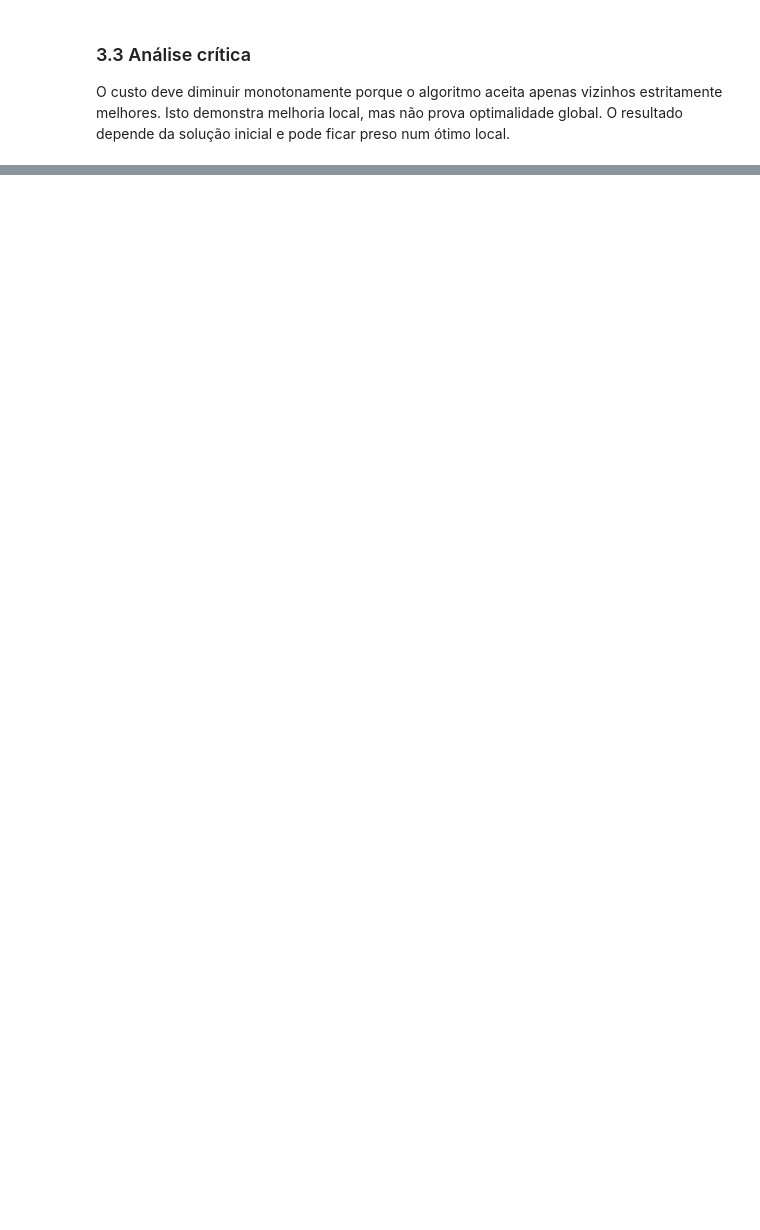
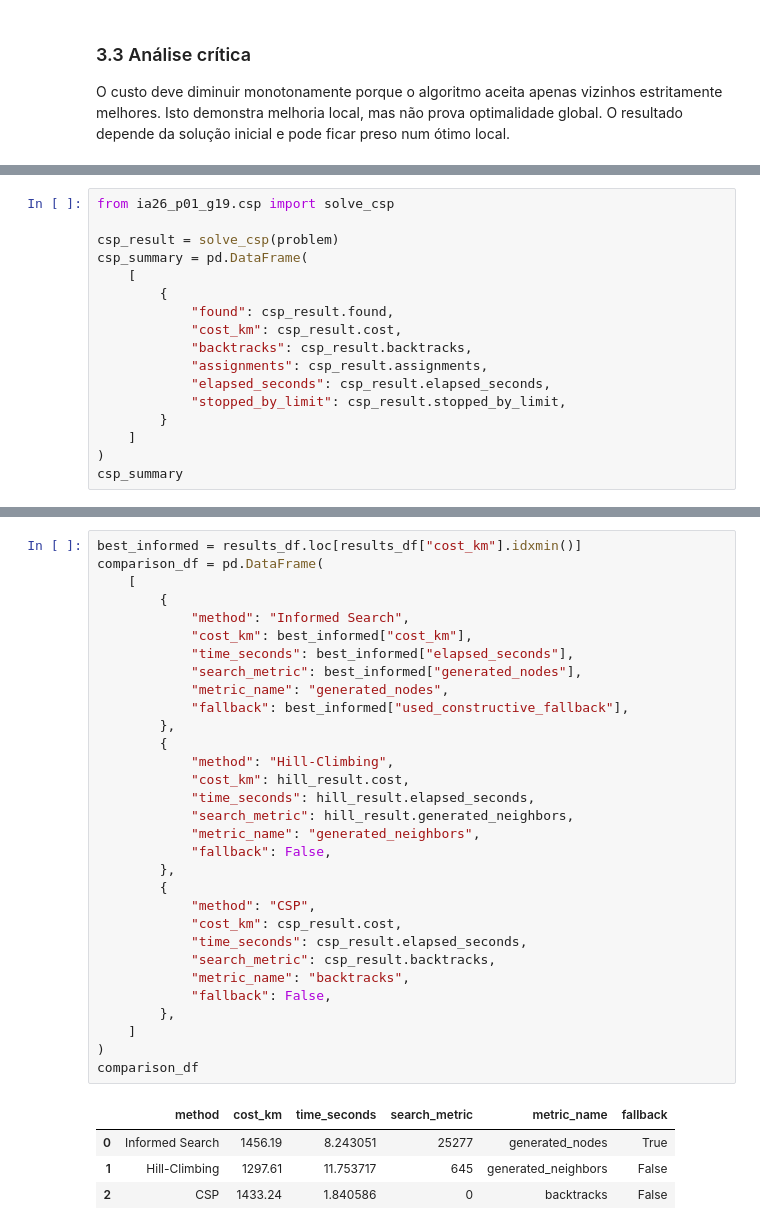
Before and after one commit to Costaa18/IA26_P01_G19, a Jupyter notebook: main.ipynb, the cells around one changed output, grey strips where cells are left out. Saved outputs shown, nothing was run; the diff lists cells and outputs as text; blank space fills up the shorter version.

```diff
--- a/main.ipynb
+++ b/main.ipynb
@@ -328,0 +353,17 @@ O custo deve diminuir monotonamente porque o algoritmo aceita apenas vizinhos es
+# %%
+from ia26_p01_g19.csp import solve_csp
+
+csp_result = solve_csp(problem)
+csp_summary = pd.DataFrame(
+    [
+        {
+            "found": csp_result.found,
+            "cost_km": csp_result.cost,
+            "backtracks": csp_result.backtracks,
+            "assignments": csp_result.assignments,
+            "elapsed_seconds": csp_result.elapsed_seconds,
+            "stopped_by_limit": csp_result.stopped_by_limit,
+        }
+    ]
+)
+csp_summary
@@ -328,0 +412,36 @@ O custo deve diminuir monotonamente porque o algoritmo aceita apenas vizinhos es
+# %%
+best_informed = results_df.loc[results_df["cost_km"].idxmin()]
+comparison_df = pd.DataFrame(
+    [
+        {
+            "method": "Informed Search",
+            "cost_km": best_informed["cost_km"],
+            "time_seconds": best_informed["elapsed_seconds"],
+            "search_metric": best_informed["generated_nodes"],
+            "metric_name": "generated_nodes",
+            "fallback": best_informed["used_constructive_fallback"],
+        },
+        {
+            "method": "Hill-Climbing",
+            "cost_km": hill_result.cost,
+            "time_seconds": hill_result.elapsed_seconds,
+            "search_metric": hill_result.generated_neighbors,
+            "metric_name": "generated_neighbors",
+            "fallback": False,
+        },
+        {
+            "method": "CSP",
+            "cost_km": csp_result.cost,
+            "time_seconds": csp_result.elapsed_seconds,
+            "search_metric": csp_result.backtracks,
+            "metric_name": "backtracks",
+            "fallback": False,
+        },
+    ]
+)
+comparison_df
+# %% [output]
+|  | method | cost_km | time_seconds | search_metric | metric_name | fallback |
+| 0 | Informed Search | 1456.19 | 8.243051 | 25277 | generated_nodes | True |
+| 1 | Hill-Climbing | 1297.61 | 11.753717 | 645 | generated_neighbors | False |
+| 2 | CSP | 1433.24 | 1.840586 | 0 | backtracks | False |
```
Also changed, not shown: parts of 11 cells of this notebook, 3 other files.
